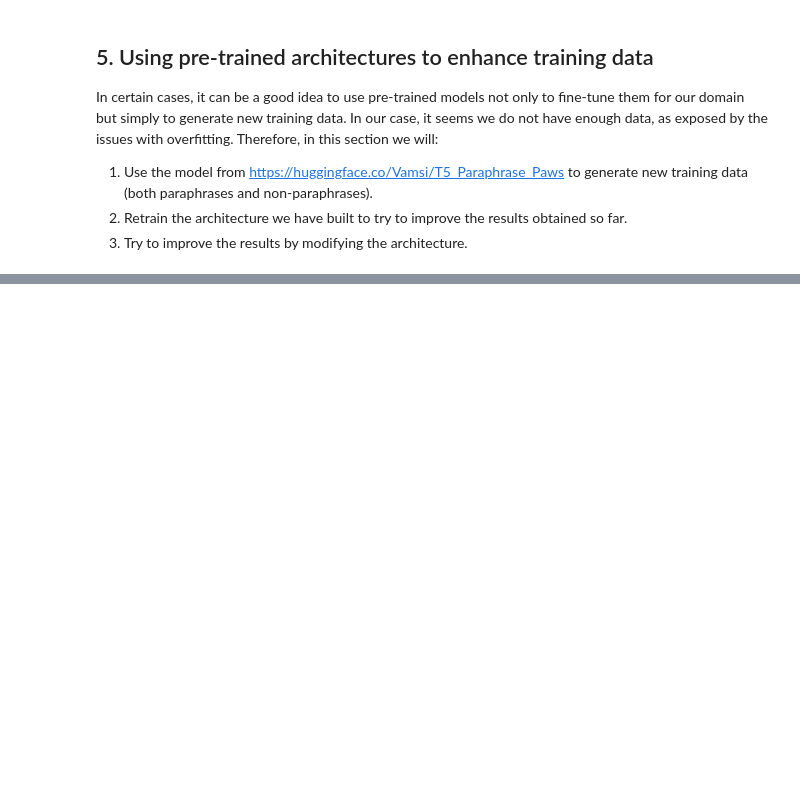
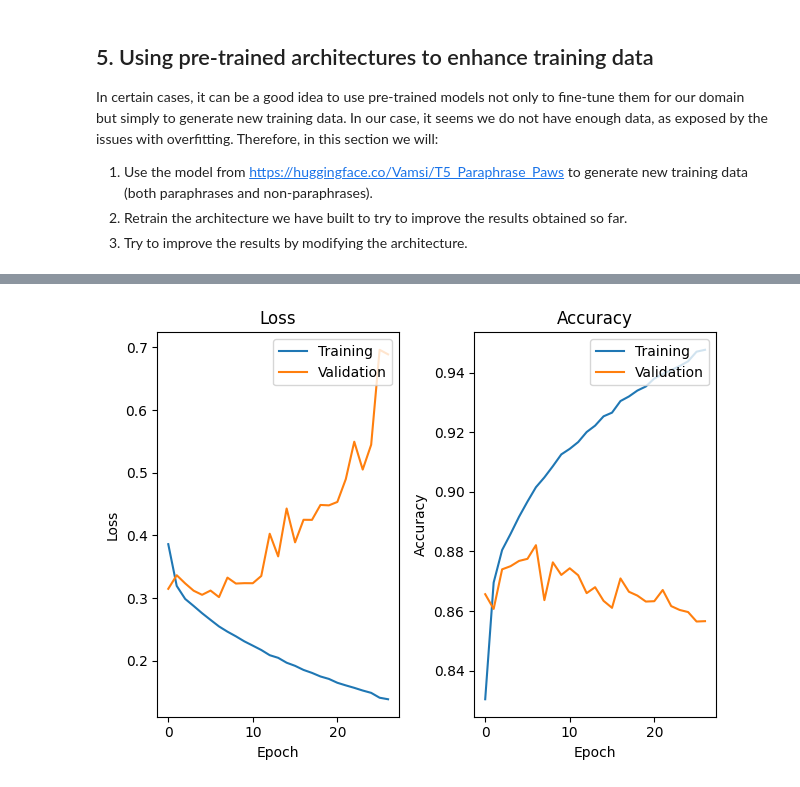
Before and after one commit to svalbuenaa/deep_learning_transformers, a Jupyter notebook: deep-learning-transformers.ipynb, the cells around one changed output, grey strips where cells are left out. Saved outputs shown, nothing was run; the diff lists cells and outputs as text; code cells hidden in the pictures; blank space fills up the shorter version.

Commit message:
Kaggle Notebook | deep_learning_transformers | Data augmentation and hyperparametrization

```diff
--- a/deep-learning-transformers.ipynb
+++ b/deep-learning-transformers.ipynb
@@ -906,0 +1091,10 @@ Essentially, the strategy involves using the proposed model to generate paraphra
+# %%
+# Tokenize sets
+tokenized_train_sentence1_new = tokenizer.texts_to_sequences(train_sentence1_new)
+tokenized_train_sentence2_new = tokenizer.texts_to_sequences(train_sentence2_new)
+
+tokenized_val_sentence1_new = tokenizer.texts_to_sequences(val_sentence1_new)
+tokenized_val_sentence2_new = tokenizer.texts_to_sequences(val_sentence2_new)
+
+tokenized_test_sentence1_new = tokenizer.texts_to_sequences(test_sentence1_new)
+tokenized_test_sentence2_new = tokenizer.texts_to_sequences(test_sentence2_new)
@@ -906,0 +1126,5 @@ Essentially, the strategy involves using the proposed model to generate paraphra
+# %%
+# Cast labels to numpy.array
+y_train_new = np.array(train_label_new)
+y_val_new = np.array(val_label_new)
+y_test_new = np.array(test_label_new)
@@ -906,0 +1218,4 @@ Essentially, the strategy involves using the proposed model to generate paraphra
+# %%
+# Compile
+model_custom_embedding_dropout_new.compile(optimizer=tf.keras.optimizers.Adam(), loss=tf.keras.losses.BinaryCrossentropy(), metrics=["accuracy"])
+model_custom_embedding_dropout_new.summary()
@@ -906,0 +1244,17 @@ Essentially, the strategy involves using the proposed model to generate paraphra
+# %%
+start = time.time()
+# Train
+
+# Callback for Early stopping
+early_stopping_custom_embedding_dropout_new = tf.keras.callbacks.EarlyStopping(
+    monitor='val_loss',
+    patience=20)
+
+history_custom_embedding_dropout_new = model_custom_embedding_dropout_new.fit(
+    x=[X_train1_new, X_train2_new],
+    y=y_train_new,
+    epochs=100,
+    callbacks=early_stopping_custom_embedding_dropout_new,
+    validation_data = ([X_val1_new, X_val2_new], y_val_new))
+
+print("Training time: "+str(time.time()-start)+" seconds")
@@ -906,0 +1279,4 @@ Essentially, the strategy involves using the proposed model to generate paraphra
+# %%
+loss_acc_plot(history_custom_embedding_dropout_new)
+# %% [output]
+[figure, added]
```
Also changed, not shown: parts of 76 cells of this notebook.
